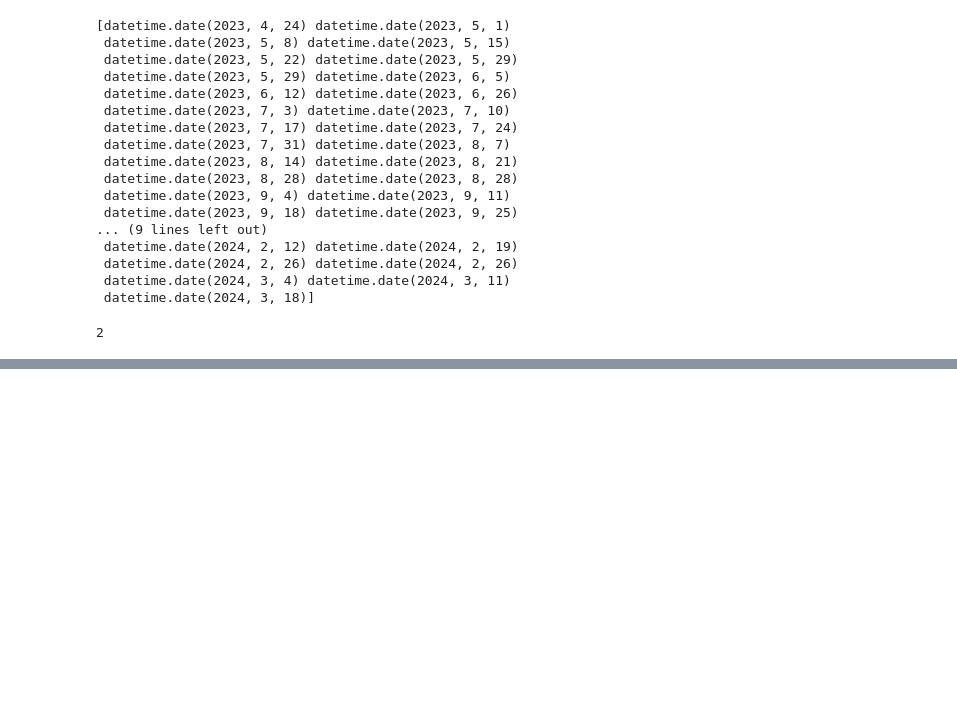
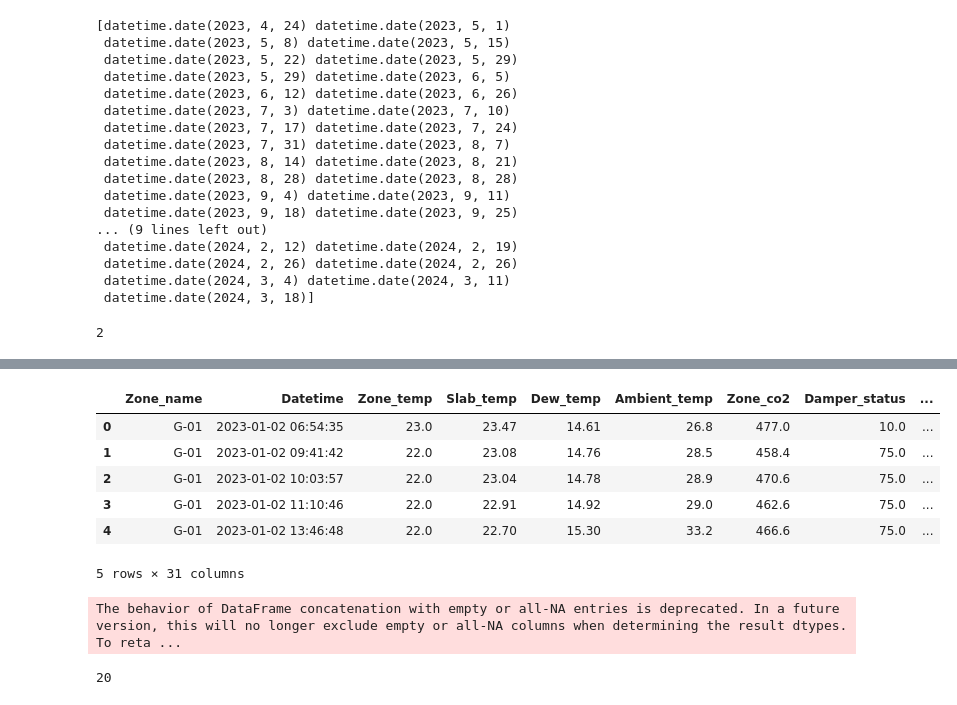
Before and after one commit to hossainmuntasir/MachineLearningModel, a Jupyter notebook: testing/calculations.ipynb, the cells around one changed output, grey strips where cells are left out. Cells and saved outputs as stored; diff of their text form; code cells hidden in the pictures; blank space fills up the shorter version.

```diff
--- a/testing/calculations.ipynb
+++ b/testing/calculations.ipynb
@@ -192,0 +216,11 @@ len(week_df)
+# %%
+new = pd.read_parquet("model_comparison_test_data.parquet")
+new.head()
+# %% [output]
+|  | Zone_name | Datetime | Zone_temp | Slab_temp | Dew_temp | Ambient_temp | Zone_co2 | Damper_status | ... |
+| 0 | G-01 | 2023-01-02 06:54:35 | 23.0 | 23.47 | 14.61 | 26.8 | 477.0 | 10.0 | ... |
+| 1 | G-01 | 2023-01-02 09:41:42 | 22.0 | 23.08 | 14.76 | 28.5 | 458.4 | 75.0 | ... |
+| 2 | G-01 | 2023-01-02 10:03:57 | 22.0 | 23.04 | 14.78 | 28.9 | 470.6 | 75.0 | ... |
+| 3 | G-01 | 2023-01-02 11:10:46 | 22.0 | 22.91 | 14.92 | 29.0 | 462.6 | 75.0 | ... |
+| 4 | G-01 | 2023-01-02 13:46:48 | 22.0 | 22.70 | 15.30 | 33.2 | 466.6 | 75.0 | ... |
+5 rows × 31 columns
@@ -192,0 +232,11 @@ len(week_df)
+# %%
+values = [TP,TN,FP,FN]
+test = pd.DataFrame(columns=new.columns)
+for i in values:
+    test = pd.concat([test,i],axis=0,ignore_index=True)
+# %% [output]
+The behavior of DataFrame concatenation with empty or all-NA entries is deprecated. In a future version, this will no longer exclude empty or all-NA columns when determining the result dtypes. To reta ...
+# %%
+len(test)
+# %% [output]
+20
```
Also changed, not shown: parts of 24 cells of this notebook, 11 other files.
